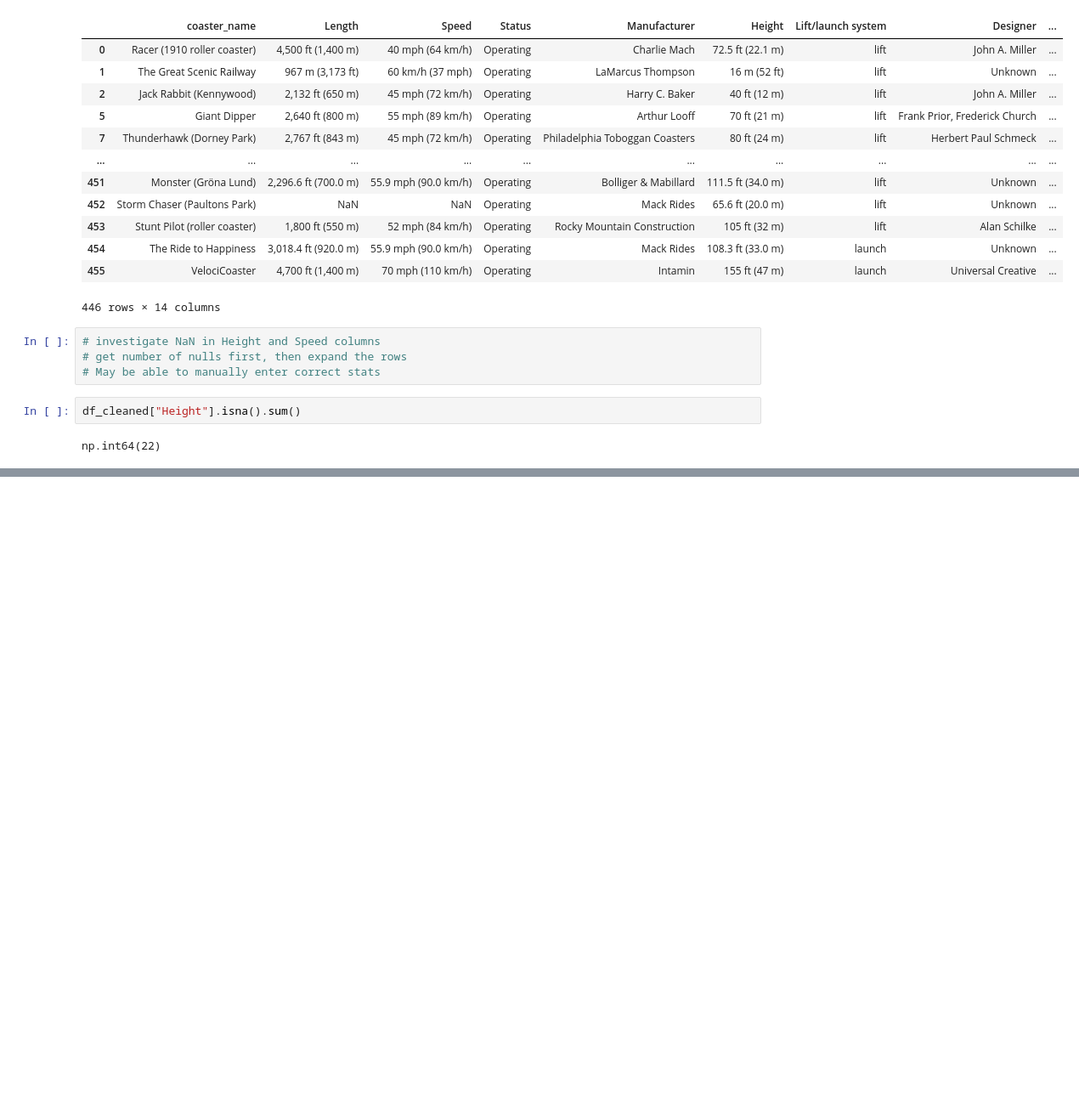
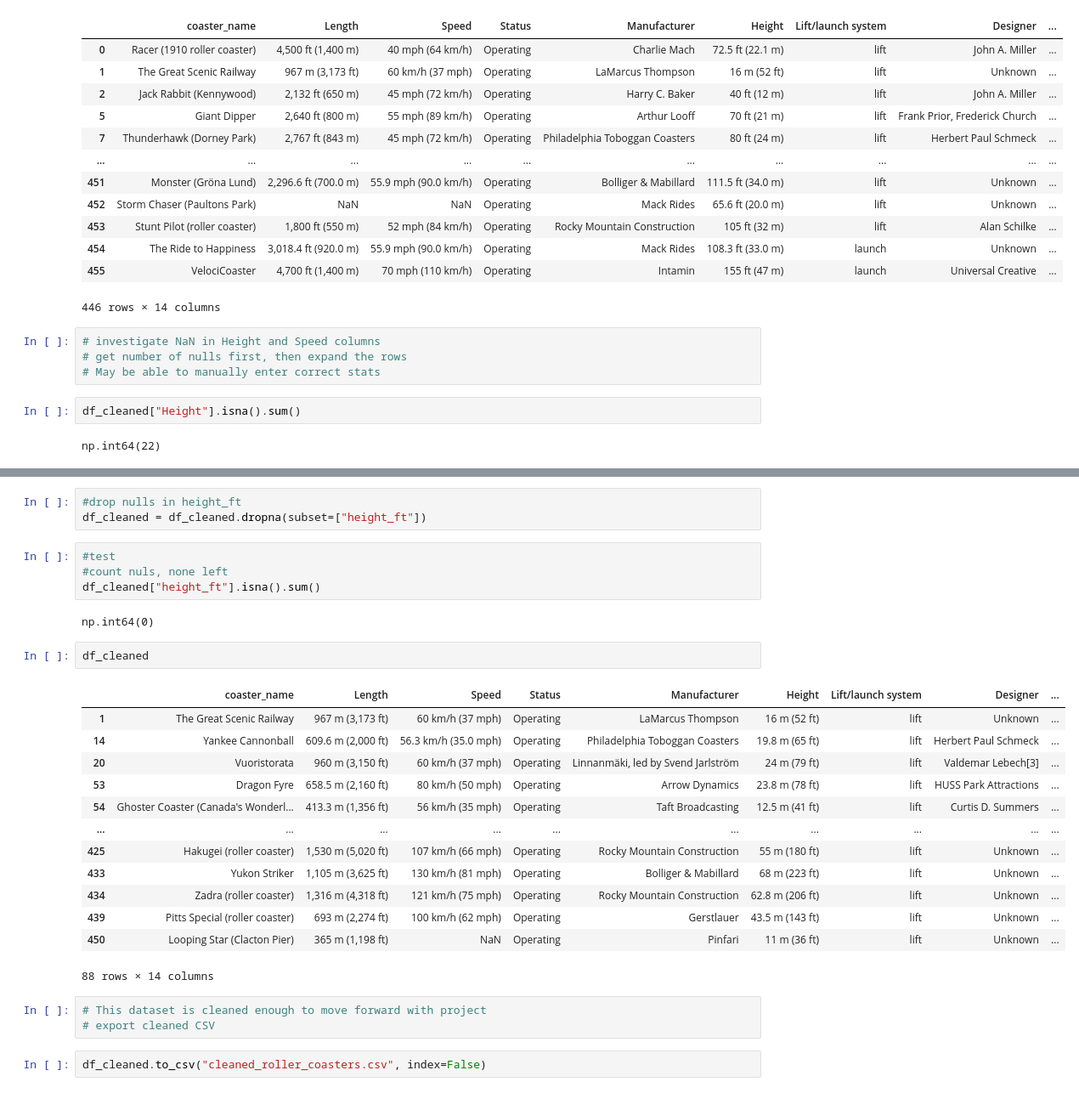
Before and after one commit to bteter/roller-coaster-project, a Jupyter notebook: Roller_coaster_cleaning_data_workbook.ipynb, the cells around one changed output, grey strips where cells are left out. Shown at 85% size. Drawn from its saved outputs; the diff is of its cells as text; blank space fills up the shorter version.

Commit message:
height column cleaned. Data cleaning completed, new CVS exported

```diff
--- a/Roller_coaster_cleaning_data_workbook.ipynb
+++ b/Roller_coaster_cleaning_data_workbook.ipynb
@@ -588,0 +615,30 @@ height_is_null
+# %%
+#drop nulls in height_ft
+df_cleaned = df_cleaned.dropna(subset=["height_ft"])
+# %%
+#test
+#count nuls, none left
+df_cleaned["height_ft"].isna().sum()
+# %% [output]
+np.int64(0)
+# %%
+df_cleaned
+# %% [output]
+|  | coaster_name | Length | Speed | Status | Manufacturer | Height | Lift/launch system | Designer | ... |
+| 1 | The Great Scenic Railway | 967 m (3,173 ft) | 60 km/h (37 mph) | Operating | LaMarcus Thompson | 16 m (52 ft) | lift | Unknown | ... |
+| 14 | Yankee Cannonball | 609.6 m (2,000 ft) | 56.3 km/h (35.0 mph) | Operating | Philadelphia Toboggan Coasters | 19.8 m (65 ft) | lift | Herbert Paul Schmeck | ... |
+| 20 | Vuoristorata | 960 m (3,150 ft) | 60 km/h (37 mph) | Operating | Linnanmäki, led by Svend Jarlström | 24 m (79 ft) | lift | Valdemar Lebech[3] | ... |
+| 53 | Dragon Fyre | 658.5 m (2,160 ft) | 80 km/h (50 mph) | Operating | Arrow Dynamics | 23.8 m (78 ft) | lift | HUSS Park Attractions | ... |
+| 54 | Ghoster Coaster (Canada's Wonderl... | 413.3 m (1,356 ft) | 56 km/h (35 mph) | Operating | Taft Broadcasting | 12.5 m (41 ft) | lift | Curtis D. Summers | ... |
+| ... | ... | ... | ... | ... | ... | ... | ... | ... | ... |
+| 425 | Hakugei (roller coaster) | 1,530 m (5,020 ft) | 107 km/h (66 mph) | Operating | Rocky Mountain Construction | 55 m (180 ft) | lift | Unknown | ... |
+| 433 | Yukon Striker | 1,105 m (3,625 ft) | 130 km/h (81 mph) | Operating | Bolliger & Mabillard | 68 m (223 ft) | lift | Unknown | ... |
+| 434 | Zadra (roller coaster) | 1,316 m (4,318 ft) | 121 km/h (75 mph) | Operating | Rocky Mountain Construction | 62.8 m (206 ft) | lift | Unknown | ... |
+| 439 | Pitts Special (roller coaster) | 693 m (2,274 ft) | 100 km/h (62 mph) | Operating | Gerstlauer | 43.5 m (143 ft) | lift | Unknown | ... |
+| 450 | Looping Star (Clacton Pier) | 365 m (1,198 ft) | NaN | Operating | Pinfari | 11 m (36 ft) | lift | Unknown | ... |
+88 rows × 14 columns
+# %%
+# This dataset is cleaned enough to move forward with project
+# export cleaned CSV
+# %%
+df_cleaned.to_csv("cleaned_roller_coasters.csv", index=False)
```
Also changed, not shown: parts of 3 cells of this notebook.
